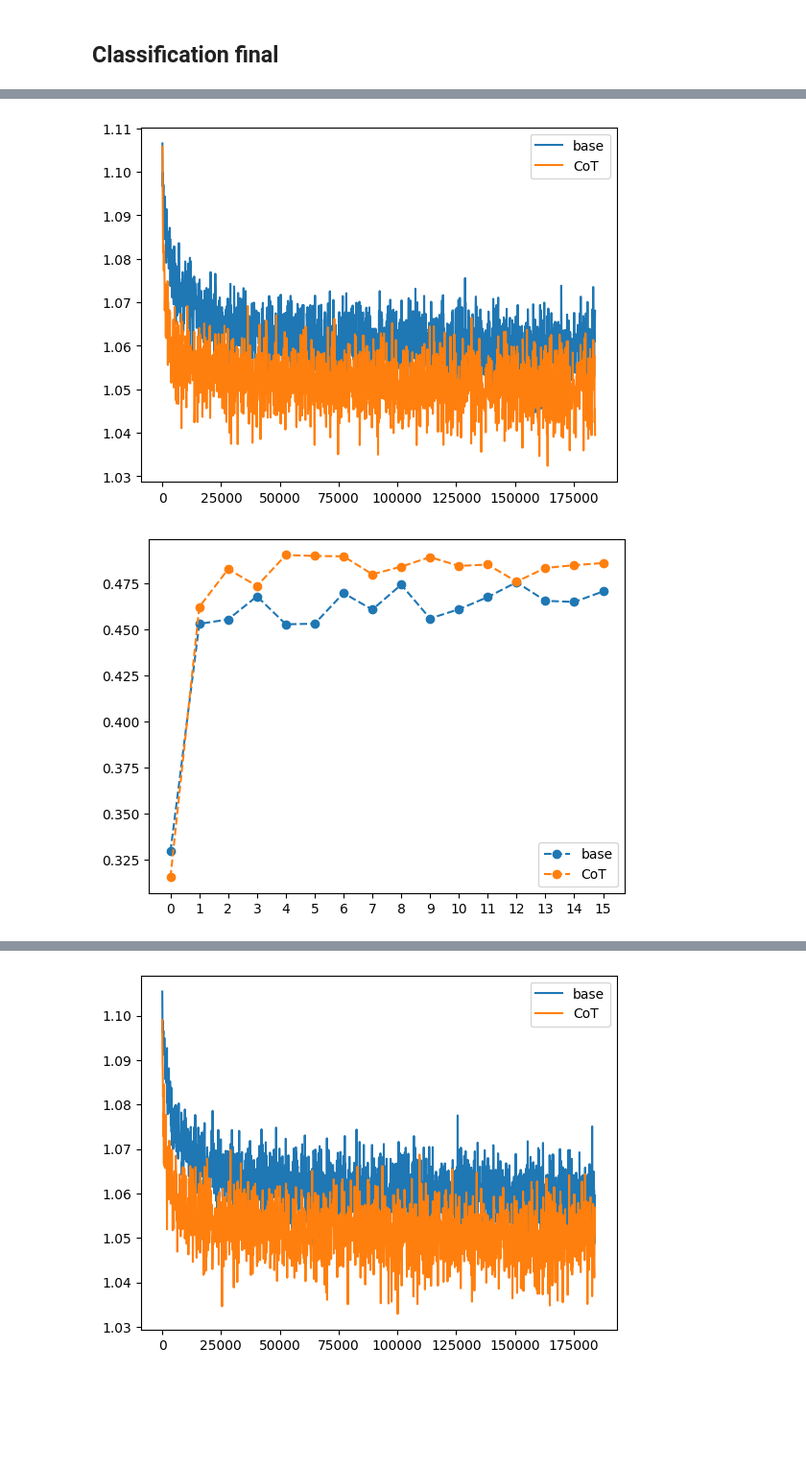
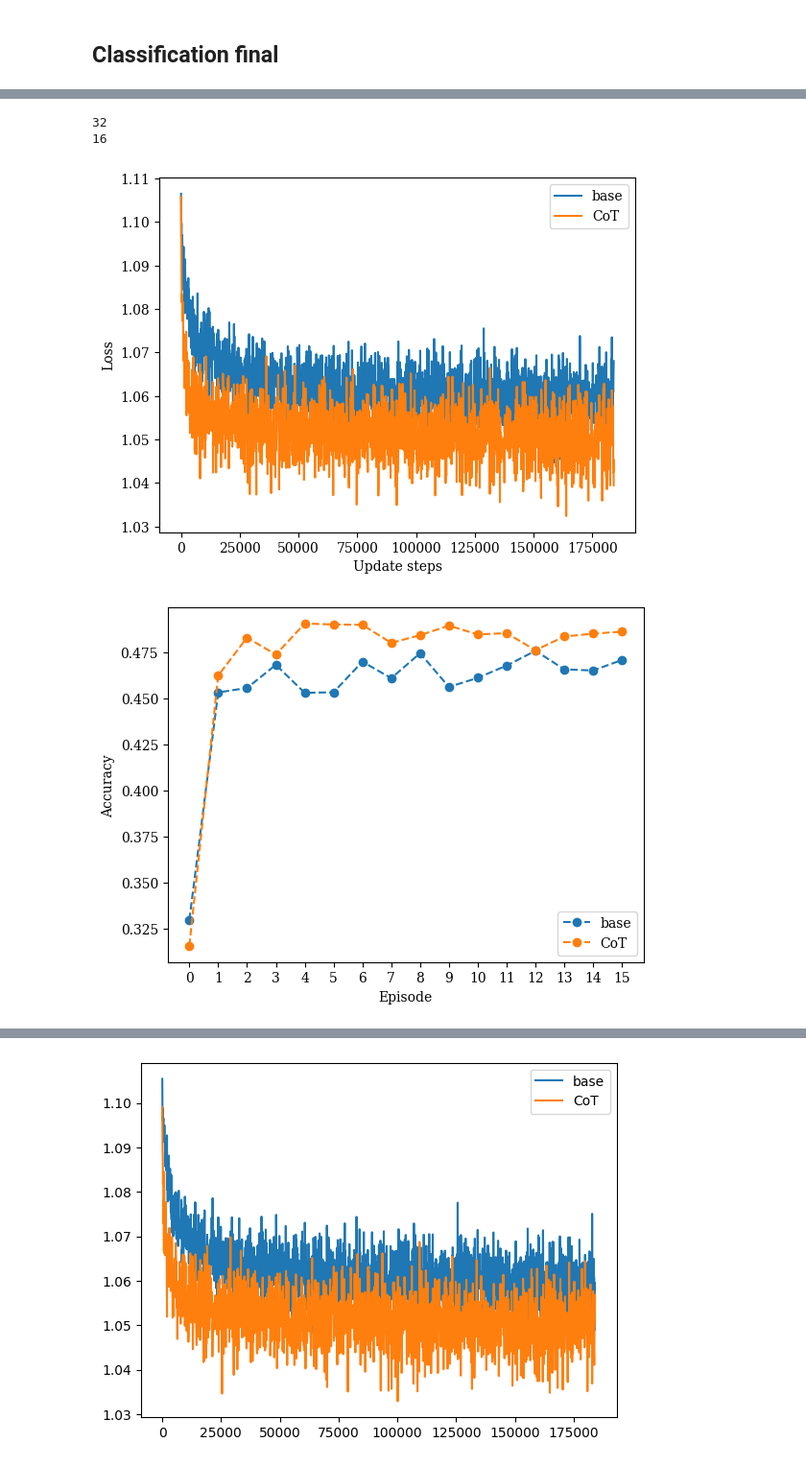
Before and after one commit to Cari1111/NLP_project, a Jupyter notebook: project.ipynb, the cells around one changed output, grey strips where cells are left out. Shown at 96% size. Drawn from its saved outputs; the diff is of its cells as text; code cells hidden in the pictures; blank space fills up the shorter version.

```diff
--- a/project.ipynb
+++ b/project.ipynb
@@ -20,7 +20,7 @@ import matplotlib.pyplot as plt
 import pickle
 from dataclasses import dataclass
 from typing import Dict, List, Optional
-from datasets import load_dataset, Dataset, load_from_disk, DatasetDict
+from datasets import load_dataset, Dataset, load_from_disk, DatasetDict, load_dataset_builder
 from transformers import BertTokenizer, BertForMaskedLM, BertForSequenceClassification, AutoModel
 from torch.utils.data import default_collate
 from sklearn.metrics import classification_report
@@ -32,5 +32,7 @@ print('Device:', device)
 
 ckpt = "bert-base-uncased"     # swap for domain/multilingual BERT as needed
 tok: BertTokenizer = BertTokenizer.from_pretrained(ckpt)
+
+plt.rcParams['font.family'] = 'serif'
 # %% [output]
 Device: cuda
@@ -226,12 +258,16 @@ def plot_losses(file, chunk_size = 100):
     __plot_loss_in_chunks(data, chunk_size)
     plt.show()
 
-def plot_multiple_losses(files: list[tuple[str, str]], chunk_size = 100):
+def plot_multiple_losses(files: list[tuple[str, str]], chunk_size = 100, filename=None):
     for name, file in files:
         with open(file, 'rb') as f:
             data = pickle.load(f)
         __plot_loss_in_chunks(data, chunk_size, label=name)
     plt.legend()
+    plt.xlabel('Update steps')
+    plt.ylabel('Loss')
+    if filename:
+        plt.savefig(filename)
     plt.show()
 
 class CustomClassifierBERT(BertForSequenceClassification):
@@ -239,27 +275,35 @@ class CustomClassifierBERT(BertForSequenceClassification):
         super().__init__(*args, **kwargs)
         self.classifier = classifier #torch.nn.Linear(in_features=768, out_features=10, bias=True)
 
-def plot_multiple_evaluations(models, first=True):
+def plot_multiple_evaluations(models, first=True, filename=None):
     for name, file in models:
         with open(f'{file}-evaluations.dat', 'rb') as f:
-            eval_dicts: list[dict] = pickle.load(f)
-        x = np.arange(len(eval_dicts))
-        if not first:
-            x=np.arange(1, len(eval_dicts))
-            eval_dicts = eval_dicts [1:]
-        accuracies = [d['accuracy'] for d in eval_dicts]
-        plt.plot(x, accuracies, ls='--', marker='o', label=name)
+            data: dict[str, list[dict]] = pickle.load(f)
+        if type(data) is list:
+            data = {'': data}
+        for ds_name, eval_dicts in data.items():
+            x = np.arange(len(eval_dicts))
+            if not first:
+                x=np.arange(1, len(eval_dicts))
+                eval_dicts = eval_dicts [1:]
+            accuracies = [d['accuracy'] for d in eval_dicts]
+            plt.plot(x, accuracies, ls='--', marker='o', label=name+' '+ds_name)
     plt.xticks(x)
+    plt.xlabel('Episode')
+    plt.ylabel('Accuracy')
     plt.legend()
+    if filename:
+        plt.savefig(filename)
     plt.show()
 
-def compare_models(models):
-    plot_multiple_losses([(name, file + '-losses.dat') for name, file in models])
-    plot_multiple_evaluations(models)
-    plot_multiple_evaluations(models, first=False)
+def compare_models(name, models):
+    plot_multiple_losses([(name, file + '-losses.dat') for name, file in models], filename=f'plots/{name}_loss.pdf')
+    plot_multiple_evaluations(models, filename=f'plots/{name}_eval0.pdf')
+    plot_multiple_evaluations(models, first=False, filename=f'plots/{name}_eval1.pdf')
     for name, file in models:
         print(f'---------- {name} ----------')
         for split in ('train', 'test'):
+            if not os.path.exists(f'{file}-{split}-evaluation.dat'): continue
             with open(f'{file}-{split}-evaluation.dat', 'rb') as f:
                 eval_dict: dict = pickle.load(f)
                 print(split)
@@ -774,8 +846,19 @@ weighted avg     {'precision': 0.9001619121307618, 'recall': 0.9002884615384615,
+# %%
+with open(f'./Classification_training/models/yelp_CoT_mlr0_clr4_3layer_15eps-evaluations.dat', 'rb') as f:
+    data: dict[str, list[dict]] = pickle.load(f)
+print(len(data['test_split']))
+data['test_split'] = [data['test_split'][i] for i in range(0, len(data['test_split']), 2)]
+print(len(data['test_split']))
+with open(f'./Classification_training/models/yelp_CoT_mlr0_clr4_3layer_15eps-evaluations.dat', 'wb') as f:
+    pickle.dump(data, f)
+# %% [output]
+32
+16
 # %%
-compare_models([
+compare_models('mnli_3layer_15eps', [
     ('base', './Classification_training/models/mnli_base_mlr0_clr4_3layer_15eps'),
     ('CoT', './Classification_training/models/mnli_CoT3_mlr0_clr4_3layer_15eps')
 ])
 # %% [output]
-[figure, old version]
+[figure, new version]
-[figure, old version]
+[figure, new version]
```
Also changed, not shown: parts of 35 cells of this notebook.
